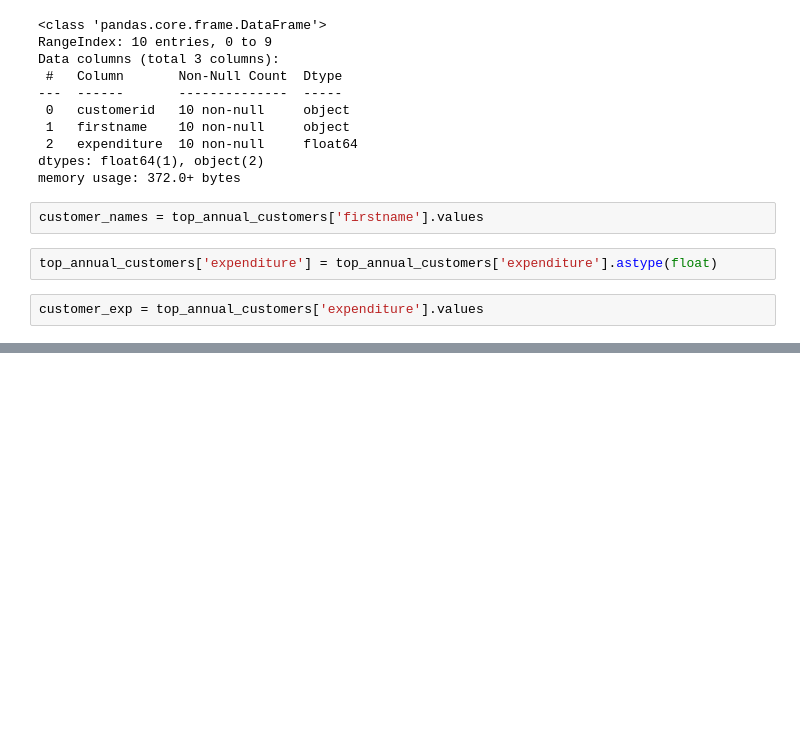
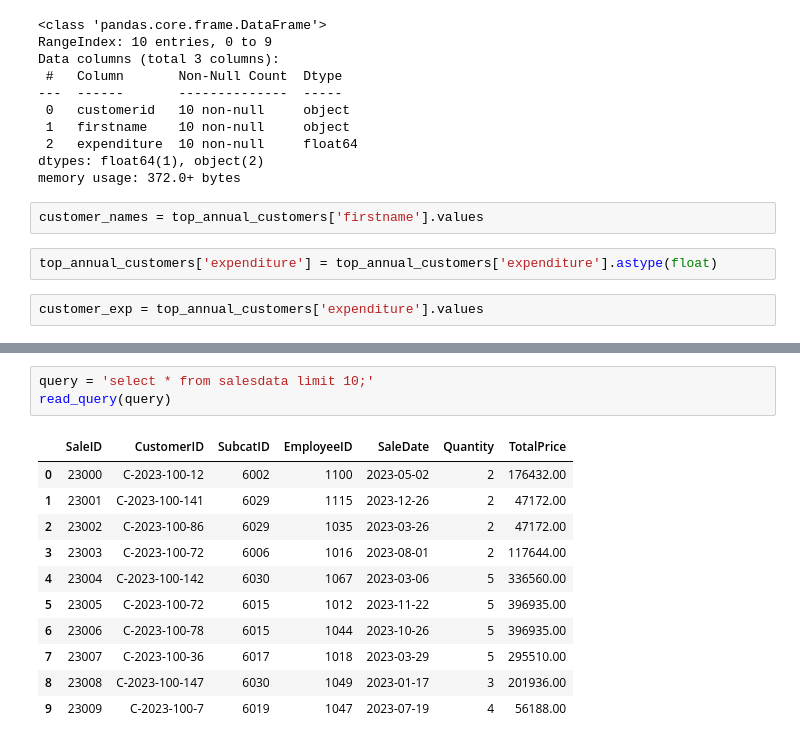
Before and after one commit to MonikaHussain/ecommerce_analysis, a Jupyter notebook: swiftmarket.ipynb, the cells around one changed output, grey strips where cells are left out. Cells and saved outputs as stored; diff of their text form; blank space fills up the shorter version.

```diff
--- a/swiftmarket.ipynb
+++ b/swiftmarket.ipynb
@@ -181,0 +200,15 @@ plt.show()
+# %%
+query = 'select * from salesdata limit 10;'
+read_query(query)
+# %% [output]
+|  | SaleID | CustomerID | SubcatID | EmployeeID | SaleDate | Quantity | TotalPrice |
+| 0 | 23000 | C-2023-100-12 | 6002 | 1100 | 2023-05-02 | 2 | 176432.00 |
+| 1 | 23001 | C-2023-100-141 | 6029 | 1115 | 2023-12-26 | 2 | 47172.00 |
+| 2 | 23002 | C-2023-100-86 | 6029 | 1035 | 2023-03-26 | 2 | 47172.00 |
+| 3 | 23003 | C-2023-100-72 | 6006 | 1016 | 2023-08-01 | 2 | 117644.00 |
+| 4 | 23004 | C-2023-100-142 | 6030 | 1067 | 2023-03-06 | 5 | 336560.00 |
+| 5 | 23005 | C-2023-100-72 | 6015 | 1012 | 2023-11-22 | 5 | 396935.00 |
+| 6 | 23006 | C-2023-100-78 | 6015 | 1044 | 2023-10-26 | 5 | 396935.00 |
+| 7 | 23007 | C-2023-100-36 | 6017 | 1018 | 2023-03-29 | 5 | 295510.00 |
+| 8 | 23008 | C-2023-100-147 | 6030 | 1049 | 2023-01-17 | 3 | 201936.00 |
+| 9 | 23009 | C-2023-100-7 | 6019 | 1047 | 2023-07-19 | 4 | 56188.00 |
```
Also changed, not shown: parts of 12 cells of this notebook, 4 other files.
